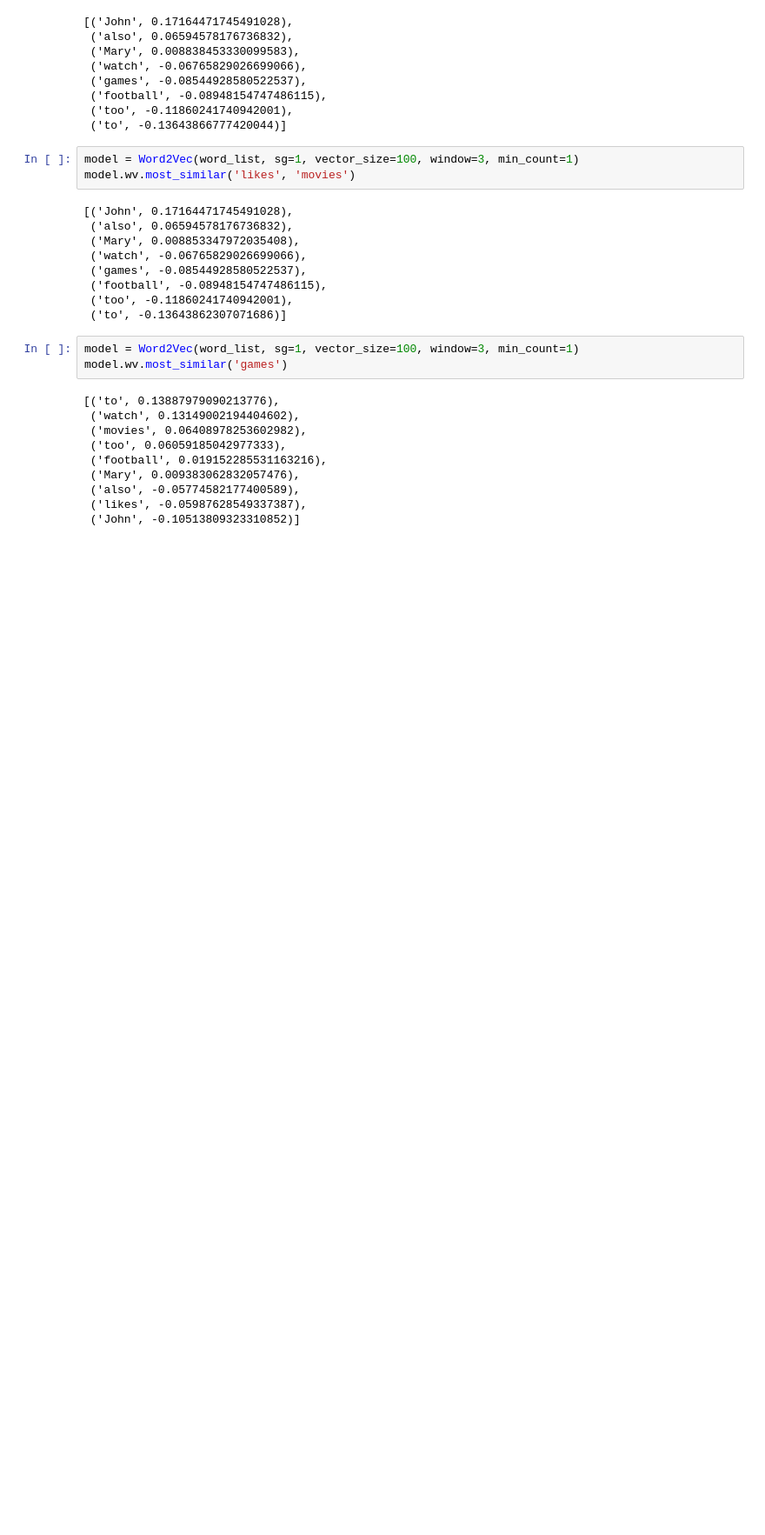
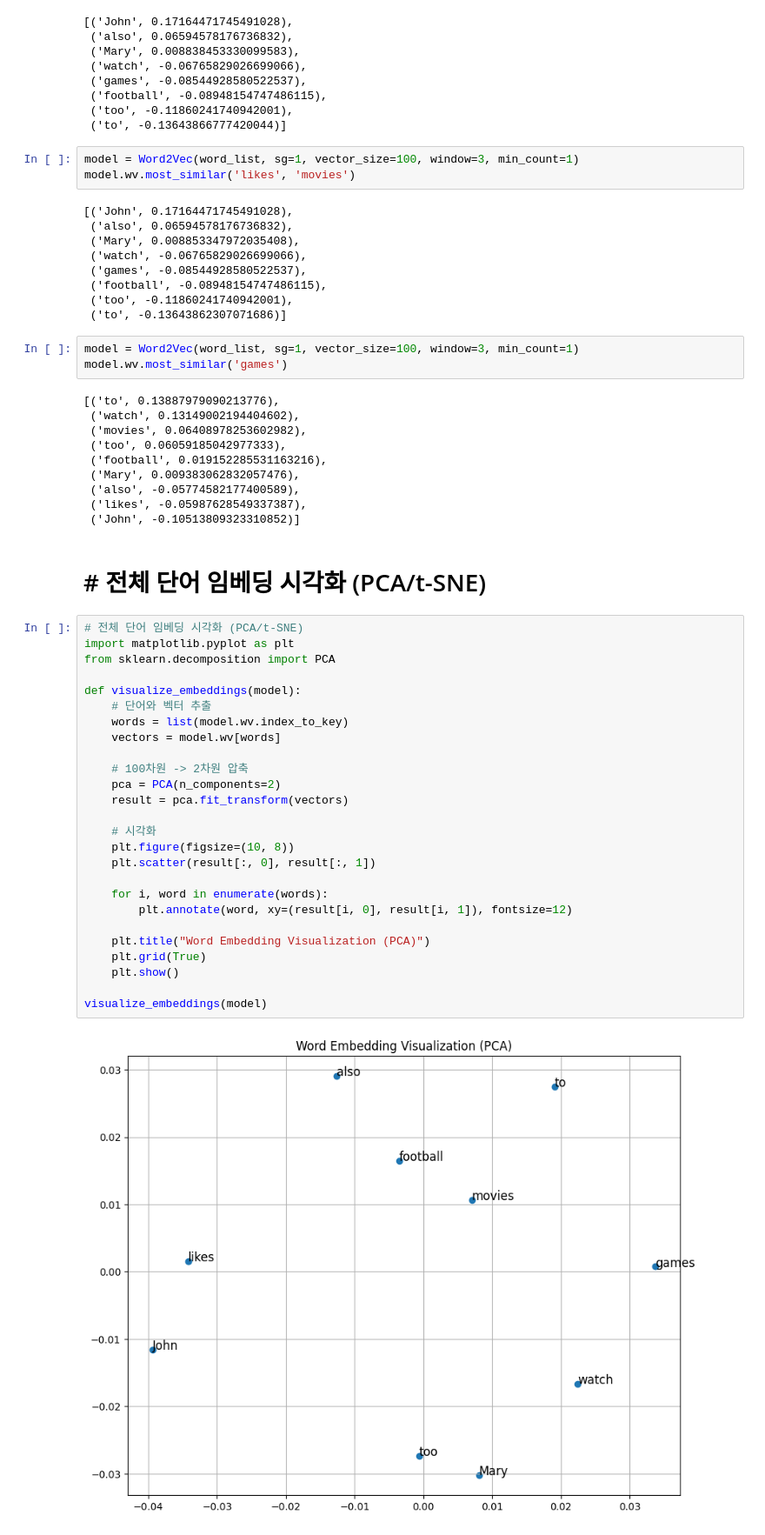
Before and after one commit to blackhole-24/ubuntu, a Jupyter notebook: 3_word.ipynb, the cells around one changed output. Shown at 87% size. Saved outputs shown, nothing was run; the diff lists cells and outputs as text; blank space fills up the shorter version.

Commit message:
word

```diff
--- a/3_word.ipynb
+++ b/3_word.ipynb
@@ -166,3 +166,33 @@ model.wv.most_similar('games')
  ('also', -0.05774582177400589),
  ('likes', -0.05987628549337387),
  ('John', -0.10513809323310852)]
+# %% [markdown]
+# # 전체 단어 임베딩 시각화 (PCA/t-SNE)
+# %%
+# 전체 단어 임베딩 시각화 (PCA/t-SNE)
+import matplotlib.pyplot as plt
+from sklearn.decomposition import PCA
+
+def visualize_embeddings(model):
+    # 단어와 벡터 추출
+    words = list(model.wv.index_to_key)
+    vectors = model.wv[words]
+
+    # 100차원 -> 2차원 압축
+    pca = PCA(n_components=2)
+    result = pca.fit_transform(vectors)
+
+    # 시각화
+    plt.figure(figsize=(10, 8))
+    plt.scatter(result[:, 0], result[:, 1])
+
+    for i, word in enumerate(words):
+        plt.annotate(word, xy=(result[i, 0], result[i, 1]), fontsize=12)
+
+    plt.title("Word Embedding Visualization (PCA)")
+    plt.grid(True)
+    plt.show()
+
+visualize_embeddings(model)
+# %% [output]
+[figure, added]
```
Also changed, not shown: parts of 4 cells of this notebook.
